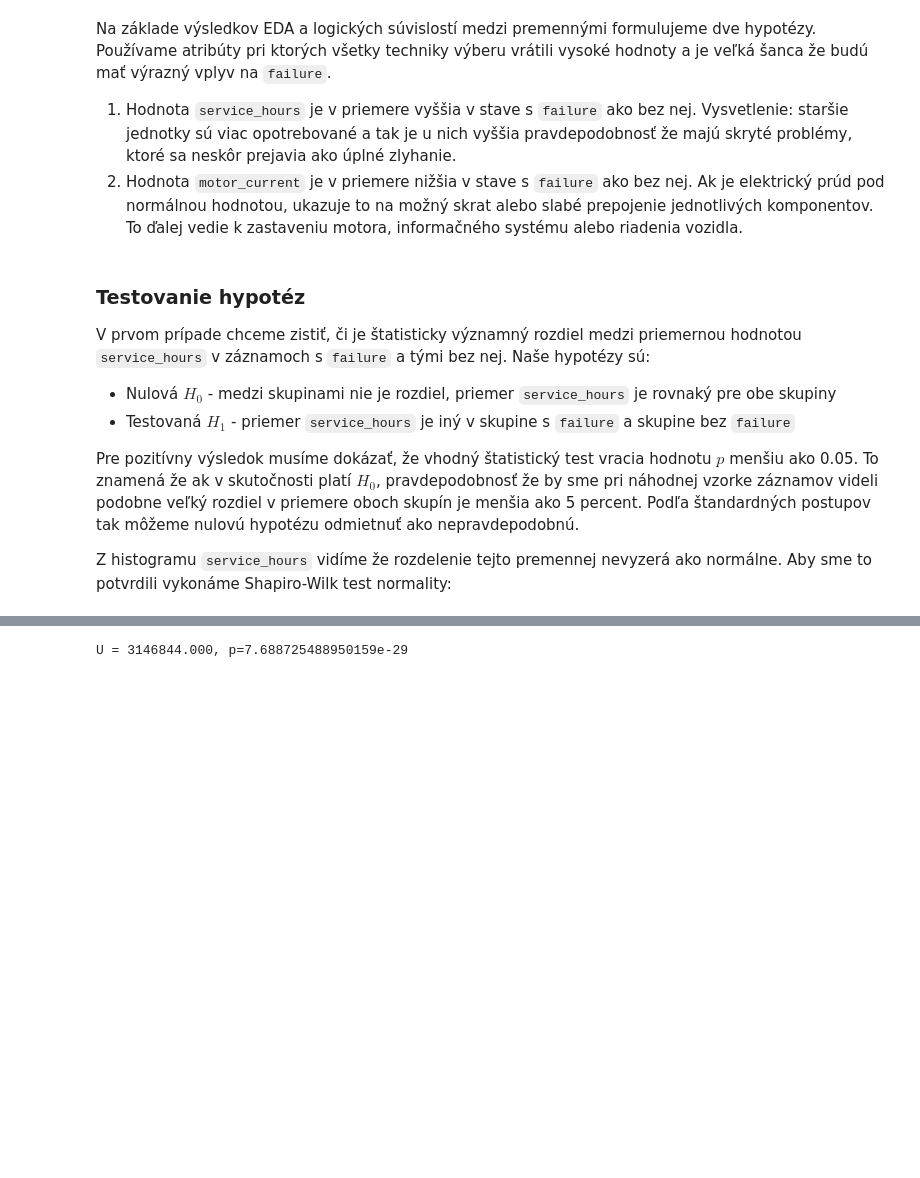
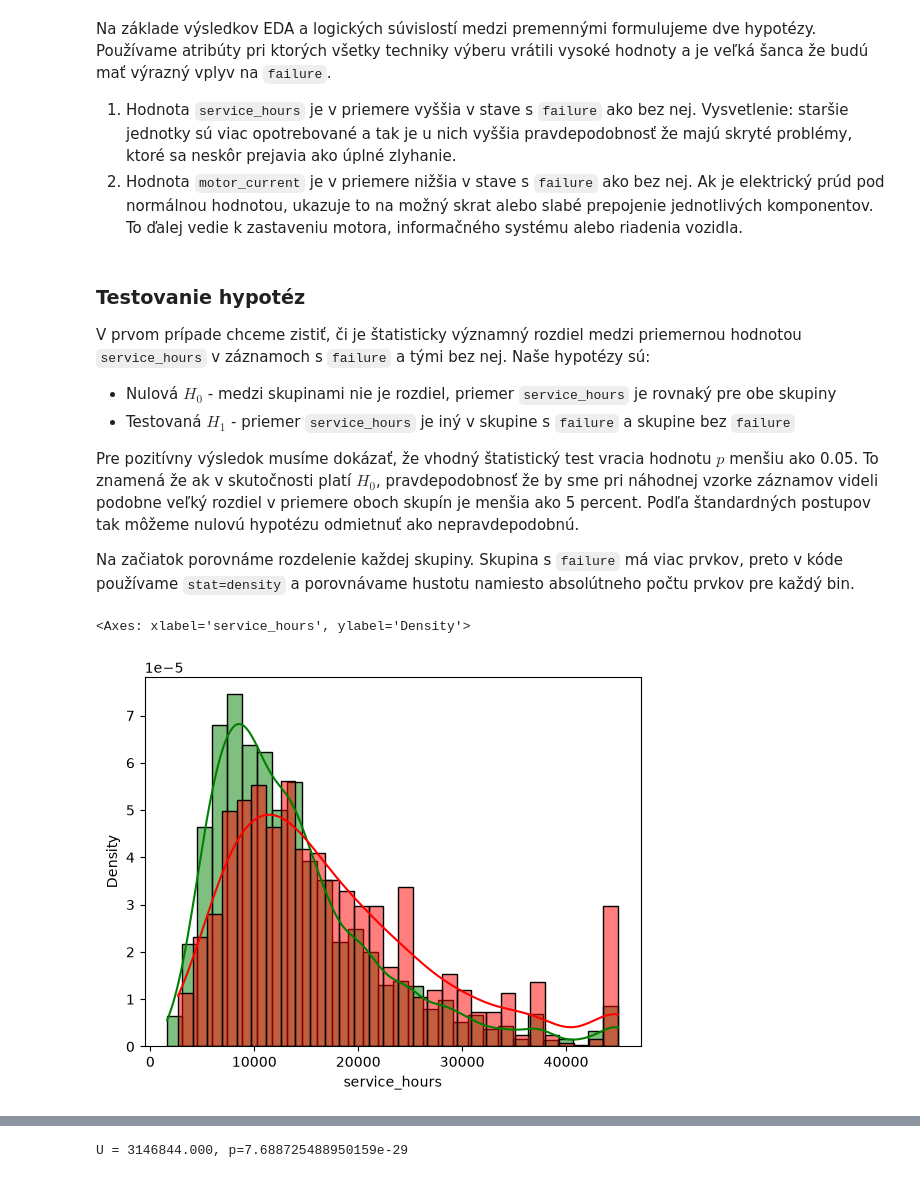
Before and after one commit to tancop/iau-projekt, a Jupyter notebook: main.ipynb, the cells around one changed output, grey strips where cells are left out. Saved outputs shown, nothing was run; the diff lists cells and outputs as text; code cells hidden in the pictures; blank space fills up the shorter version.

```diff
--- a/main.ipynb
+++ b/main.ipynb
@@ -862,4 +862,13 @@ V prvom prípade chceme zistiť, či je štatisticky významný rozdiel medzi pr
 
 Pre pozitívny výsledok musíme dokázať, že vhodný štatistický test vracia hodnotu $p$ menšiu ako 0.05. To znamená že ak v skutočnosti platí $H_0$, pravdepodobnosť že by sme pri náhodnej vzorke záznamov videli podobne veľký rozdiel v priemere oboch skupín je menšia ako 5 percent. Podľa štandardných postupov tak môžeme nulovú hypotézu odmietnuť ako nepravdepodobnú.
 
-Z histogramu `service_hours` vidíme že rozdelenie tejto premennej nevyzerá ako normálne. Aby sme to potvrdili vykonáme Shapiro-Wilk test normality:
+Na začiatok porovnáme rozdelenie každej skupiny. Skupina s `failure` má viac prvkov, preto v kóde používame `stat=density` a porovnávame hustotu namiesto absolútneho počtu prvkov pre každý bin.
+# %%
+good = data[data["failure"] == 0]["service_hours"]
+failed = data[data["failure"] == 1]["service_hours"]
+
+sns.histplot(good, kde=True, color="green", label="Bez poruchy", bins=30, stat="density")
+sns.histplot(failed, kde=True, color="red", label="Porucha", bins=30, stat="density")
+# %% [output]
+<Axes: xlabel='service_hours', ylabel='Density'>
+[figure, added]
```
Also changed, not shown: parts of 15 cells of this notebook.
